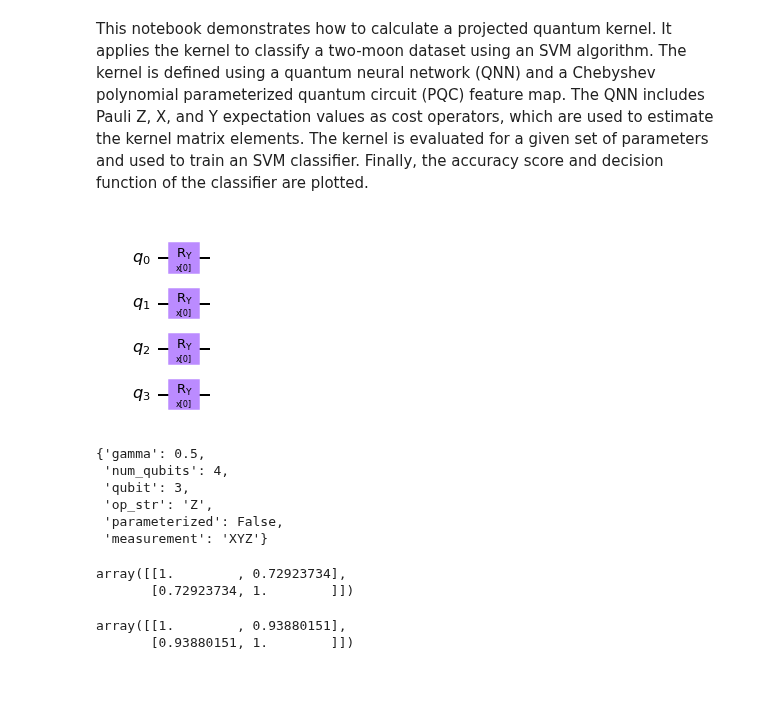
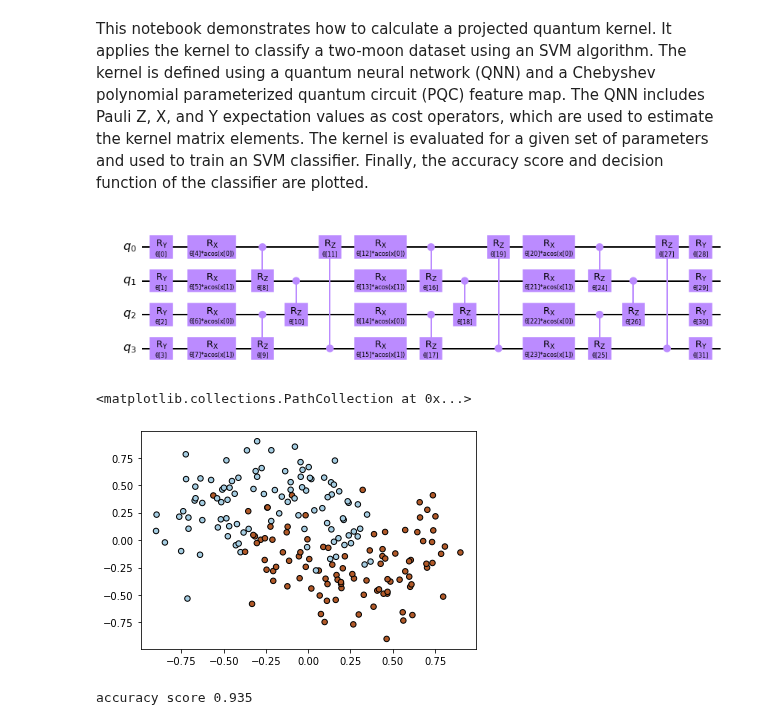
Before and after one commit to sQUlearn/squlearn, a Jupyter notebook: examples/kernel/example_projected_kernel.ipynb, the cells around one changed output. Saved outputs shown, nothing was run; the diff lists cells and outputs as text; code cells hidden in the pictures; blank space fills up the shorter version.

```diff
--- a/examples/kernel/example_projected_kernel.ipynb
+++ b/examples/kernel/example_projected_kernel.ipynb
@@ -18,31 +18,11 @@ from squlearn.util import Executor
 # %%
 nqubits = 4
 number_of_layers = 3
-pqc = LayeredFeatureMap.from_string("Ry(x)",num_qubits=4,num_features=1)
+pqc = ChebPQC(nqubits, 2, num_layers=number_of_layers)
 pqc.draw()
 # %% [output]
-[figure, old version]
+[figure, new version]
 # %%
 kernel_matrix = ProjectedQuantumKernel(
     feature_map=pqc, measurement="XYZ", executor=Executor(Estimator()), gamma=0.5
 )
-# %%
-kernel_matrix.get_params()
-# %% [output]
-{'gamma': 0.5,
- 'num_qubits': 4,
- 'qubit': 3,
- 'op_str': 'Z',
- 'parameterized': False,
- 'measurement': 'XYZ'}
-# %%
-kernel_matrix.evaluate(np.array([[0.1],[0.5]]), np.array([[0.1],[0.5]]))
-# %% [output]
-array([[1.        , 0.72923734],
-       [0.72923734, 1.        ]])
-# %%
-kernel_matrix.set_params(gamma=0.1)
-kernel_matrix.evaluate(np.array([[0.1],[0.5]]), np.array([[0.1],[0.5]]))
-# %% [output]
-array([[1.        , 0.93880151],
-       [0.93880151, 1.        ]])
@@ -57,0 +29,9 @@ kernel_matrix.evaluate(np.array([[0.1],[0.5]]), np.array([[0.1],[0.5]]))
+# %%
+X, Y = make_moons(n_samples=200, noise=0.3, random_state=0)
+Scaler = MinMaxScaler((-0.9, 0.9))
+Scaler.fit(X)
+X = Scaler.transform(X)
+plt.scatter(X[:, 0], X[:, 1], s=30, c=Y, cmap=plt.cm.Paired, edgecolors="k")
+# %% [output]
+<matplotlib.collections.PathCollection at 0x...>
+[figure, added]
@@ -57,0 +78,7 @@ kernel_matrix.evaluate(np.array([[0.1],[0.5]]), np.array([[0.1],[0.5]]))
+# %%
+svm_instance = svm.SVC(kernel=kernel_matrix.evaluate)
+svm_instance.fit(X, Y)
+predictions = svm_instance.predict(X)
+print(f"accuracy score {accuracy_score(Y, predictions)}")
+# %% [output]
+accuracy score 0.935
```
Also changed, not shown: parts of 6 cells of this notebook, 4 other files.
